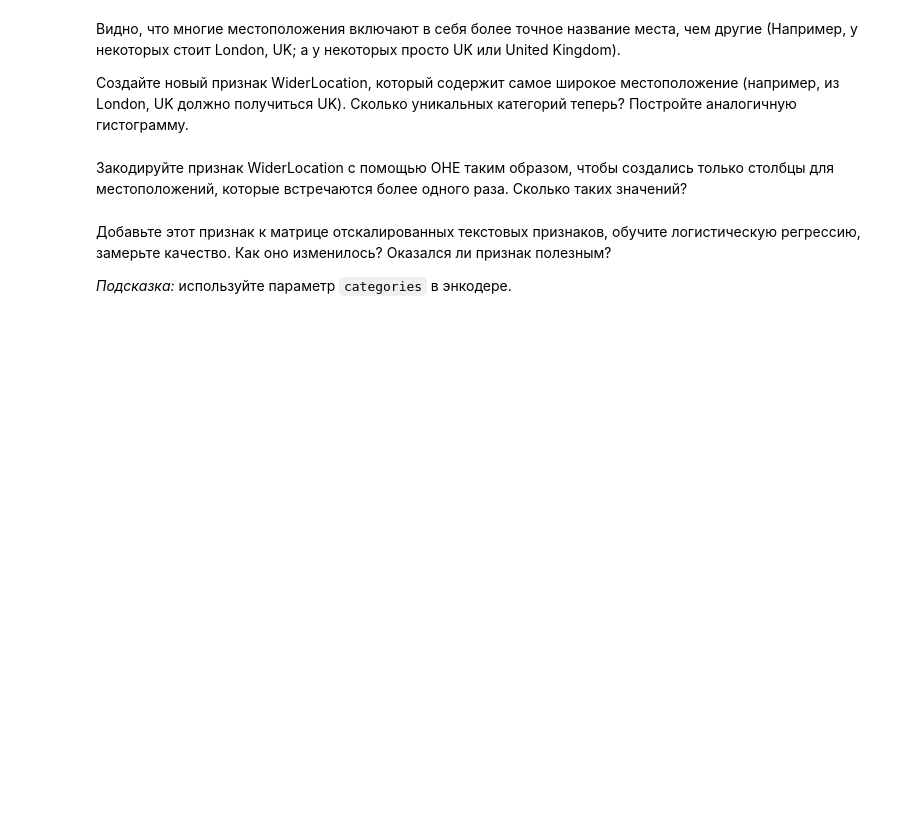
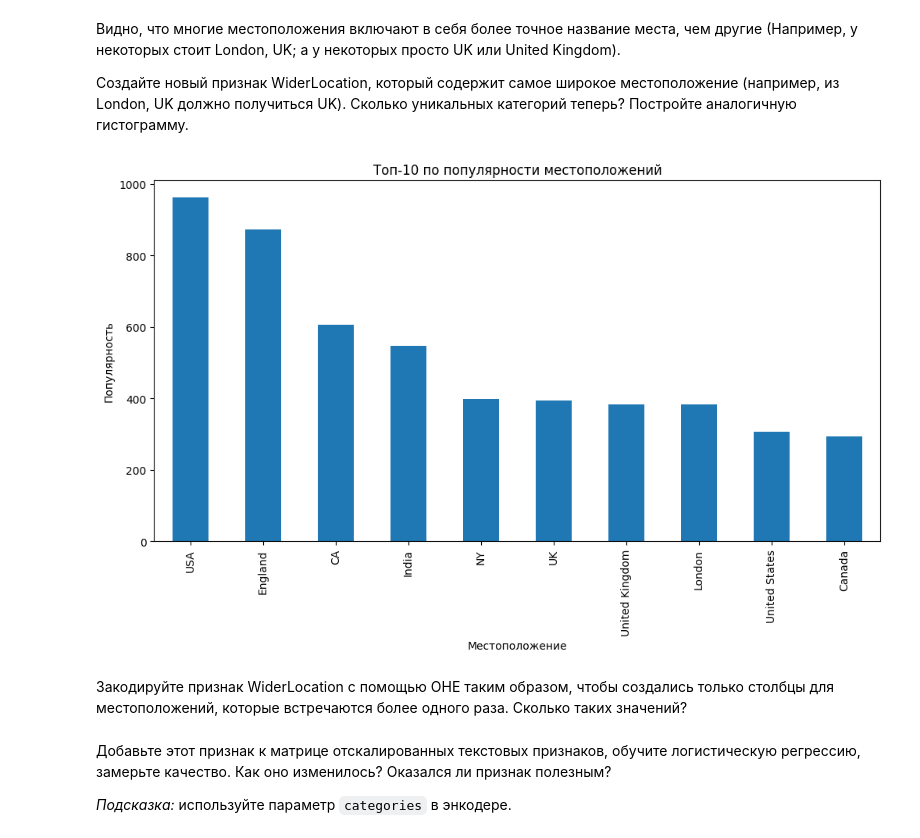
Before and after one commit to stass9966/programming-technologies, a Jupyter notebook: 2025/homeworks/hw06_texts/hw06_texts.ipynb, the cells around one changed output. Cells and saved outputs as stored; diff of their text form; code cells hidden in the pictures; blank space fills up the shorter version.

```diff
--- a/2025/homeworks/hw06_texts/hw06_texts.ipynb
+++ b/2025/homeworks/hw06_texts/hw06_texts.ipynb
@@ -823,3 +816,19 @@ dtype: int64
+# %%
+# -- YOUR CODE HERE --
+train['Location'].nunique()
+train['WiderLocation'] = train['Location'].str.split(',').str[-1].str.strip()
+wider_loc_top_10 = train['WiderLocation'].value_counts()[1:11]
+
+
+plt.figure(figsize=(12, 6))
+wider_loc_top_10.plot(kind='bar')
+
+plt.title('Топ-10 по популярности местоположений')
+plt.xlabel('Местоположение')
+plt.ylabel('Популярность')
+plt.show()
+# %% [output]
+[figure, added]
 # %% [markdown]
 Закодируйте признак WiderLocation с помощью OHE таким образом, чтобы создались только столбцы для местоположений, которые встречаются более одного раза. Сколько таких значений?
 # %%
```
Also changed, not shown: parts of 5 cells of this notebook.
